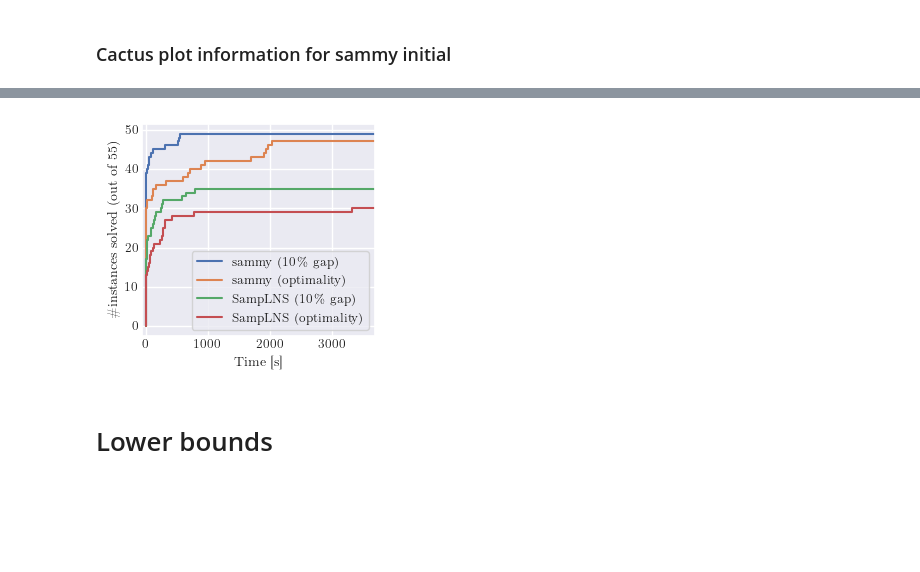
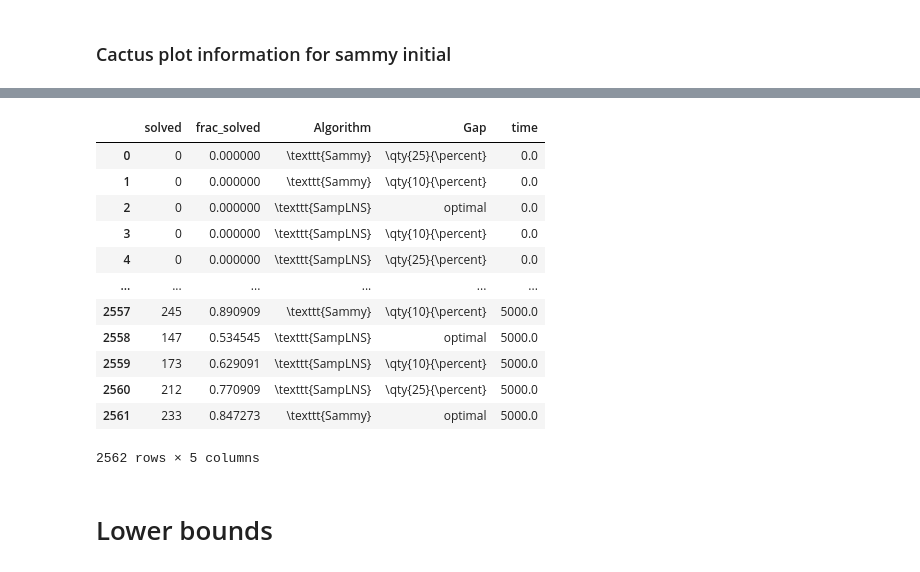
Before and after one commit to phillip-keldenich/sammy, a Jupyter notebook: experiments/paper_figures/on_benchmark_set/03_plots.ipynb, the cells around one changed output, grey strips where cells are left out. Drawn from its saved outputs; the diff is of its cells as text; code cells hidden in the pictures; blank space fills up the shorter version.

```diff
--- a/experiments/paper_figures/on_benchmark_set/03_plots.ipynb
+++ b/experiments/paper_figures/on_benchmark_set/03_plots.ipynb
@@ -517,14 +376,0 @@ num_solved_after_time = to_num_solved_at_time(time_to_relative_gap_info,
-# %%
-ax = plt.gca()
-sns.lineplot(data=num_solved_after_time, x="time", y="solved",
-             hue="Algorithm", ax=ax)
-ax.set_xlim(-50, 3700)
-ax.set_xlabel("Time [s]")
-ax.set_ylabel(r"\#instances solved (out of 55)")
-plt.gcf().set_size_inches(3.0, 2.75)
-ax.tick_params(axis='x', pad=-3)
-ax.tick_params(axis='y', pad=-3)
-plt.legend().set_title("")
-plt.savefig('lns_runtime_comparison.pdf', bbox_inches='tight')
-# %% [output]
-[figure, removed]
@@ -531,3 +424,61 @@ plt.savefig('lns_runtime_comparison.pdf', bbox_inches='tight')
+# %%
+num_solved_at_time = []
+algo_gap_combos = {}
+total_runs = 5 * 55
+
+for entry in time_to_gaps:
+    if entry['time'] > 5000.0:
+        break
+    combo = (entry['Algorithm'], entry['Gap'])
+    if combo not in algo_gap_combos:
+        algo_gap_combos[combo] = 0
+    solved = algo_gap_combos[combo] + 1
+    algo_gap_combos[combo] = solved
+    prev = math.nextafter(entry['time'], -math.inf)
+    num_solved_at_time.append({
+        'solved': solved - 1,
+        'frac_solved': (solved - 1) / total_runs,
+        'Algorithm': entry['Algorithm'],
+        'Gap': entry['Gap'],
+        'time': prev
+    })
+    num_solved_at_time.append({
+        'solved': solved,
+        'frac_solved': solved / total_runs,
+        'Algorithm': entry['Algorithm'],
+        'Gap': entry['Gap'],
+        'time': entry['time']
+    })
+
+num_solved_at_time = [{'solved': 0,
+                       'frac_solved': 0.0,
+                       'Algorithm': a,
+                       'Gap': g,
+                       'time': 0.0}
+                       for a,g in algo_gap_combos] + num_solved_at_time
+num_solved_at_time += [{'solved': s,
+                       'frac_solved': s / total_runs,
+                       'Algorithm': a,
+                       'Gap': g,
+                       'time': 5000.0}
+                       for (a,g), s in algo_gap_combos.items()]
+num_solved_at_time_df = pd.DataFrame(num_solved_at_time)
+# %%
+num_solved_at_time_df
+# %% [output]
+|  | solved | frac_solved | Algorithm | Gap | time |
+| 0 | 0 | 0.000000 | \texttt{Sammy} | \qty{25}{\percent} | 0.0 |
+| 1 | 0 | 0.000000 | \texttt{Sammy} | \qty{10}{\percent} | 0.0 |
+| 2 | 0 | 0.000000 | \texttt{SampLNS} | optimal | 0.0 |
+| 3 | 0 | 0.000000 | \texttt{SampLNS} | \qty{10}{\percent} | 0.0 |
+| 4 | 0 | 0.000000 | \texttt{SampLNS} | \qty{25}{\percent} | 0.0 |
+| ... | ... | ... | ... | ... | ... |
+| 2557 | 245 | 0.890909 | \texttt{Sammy} | \qty{10}{\percent} | 5000.0 |
+| 2558 | 147 | 0.534545 | \texttt{SampLNS} | optimal | 5000.0 |
+| 2559 | 173 | 0.629091 | \texttt{SampLNS} | \qty{10}{\percent} | 5000.0 |
+| 2560 | 212 | 0.770909 | \texttt{SampLNS} | \qty{25}{\percent} | 5000.0 |
+| 2561 | 233 | 0.847273 | \texttt{Sammy} | optimal | 5000.0 |
+2562 rows × 5 columns
 # %% [markdown]
 # Lower bounds
 # %%
```
Also changed, not shown: parts of 20 cells of this notebook, 7 other files.
